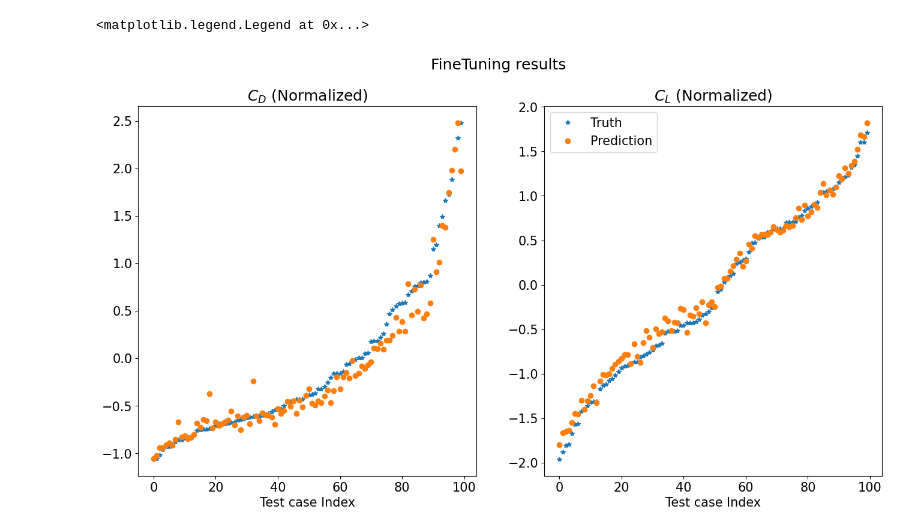
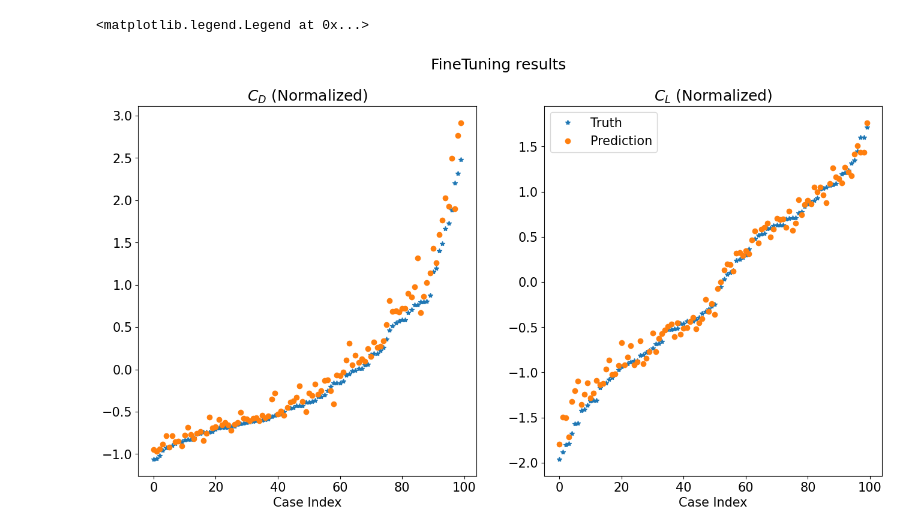
Before and after one commit to emenier/RANSformer, a Jupyter notebook: FineTuning.ipynb, the cells around one changed output. Saved outputs shown, nothing was run; the diff lists cells and outputs as text; code cells hidden in the pictures.

```diff
--- a/FineTuning.ipynb
+++ b/FineTuning.ipynb
@@ -24,7 +24,7 @@ outfile = 'formatted_AirfRANS.h5'
 # %%
 dataset = H5RansDataset(osp.join(data_dir,outfile))
 
-savedir = '/home/tau/emenier/data/AirfRANS/runs/run_3/'
+savedir = '/home/tau/emenier/data/AirfRANS/runs/small_run/'
 
 batch_size = 64 # how many independent sequences will we process in parallel?
 lr = 3e-4
@@ -32,7 +32,7 @@ device = torch.device('cuda') if torch.cuda.is_available() else torch.device('cp
 dtype = torch.float32
 P = 16
 C = 1
-D = 768
+D = 256
 image_size = dataset.N
 C_out = 2
 n_layers = 12
@@ -117,7 +117,7 @@ class Finetuner(nn.Module):
         x = self.conv_layers(x)
         return self.fc_layers(x.flatten(1))
 # %%
-finetuning_model = Finetuner(3,2,32).cuda()
+finetuning_model = Finetuner(x_train.shape[1],2,32).cuda()
 # %%
 from torch.utils.data import DataLoader, TensorDataset
 train_loader = DataLoader(TensorDataset(x_train.cuda(),y_train.cuda()),
@@ -178,20 +178,20 @@ pred = finetuning_model(x_val.cuda()).detach().cpu().numpy()
 # %%
 idx = np.random.choice(x_val.shape[0])
 idx_0 = np.argsort(y_val[:,0])
 idx_1 = np.argsort(y_val[:,1])
 
 fig, (ax1,ax2) = plt.subplots(ncols=2,figsize=(16,8))
 fig.suptitle('FineTuning results')
 ax1.set_title(r'$C_D$ (Normalized)')
 ax1.plot(y_val[idx_0,0],'*')
 ax1.plot(pred[idx_0,0],'o')
-ax1.set_xlabel('Test case Index')
+ax1.set_xlabel('Case Index')
 
 ax2.set_title(r'$C_L$ (Normalized)')
 ax2.plot(y_val[idx_1,1],'*',label='Truth')
 ax2.plot(pred[idx_1,1],'o',label='Prediction')
-ax2.set_xlabel('Test case Index')
+ax2.set_xlabel('Case Index')
 plt.legend()
 # %% [output]
 <matplotlib.legend.Legend at 0x...>
-[figure, old version]
+[figure, new version]
```
Also changed, not shown: parts of 3 cells of this notebook, 7 other files.
